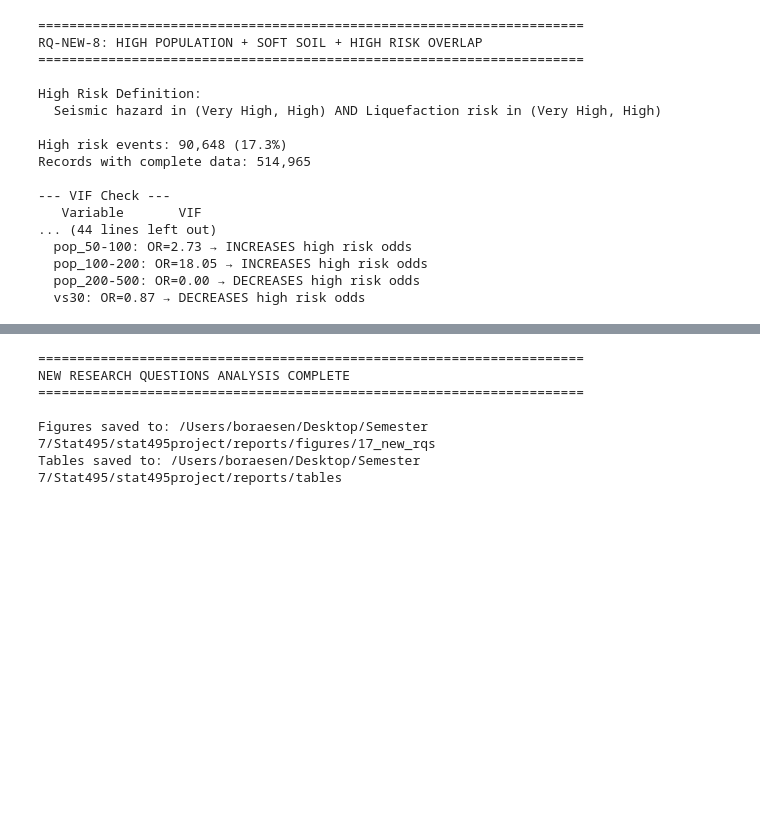
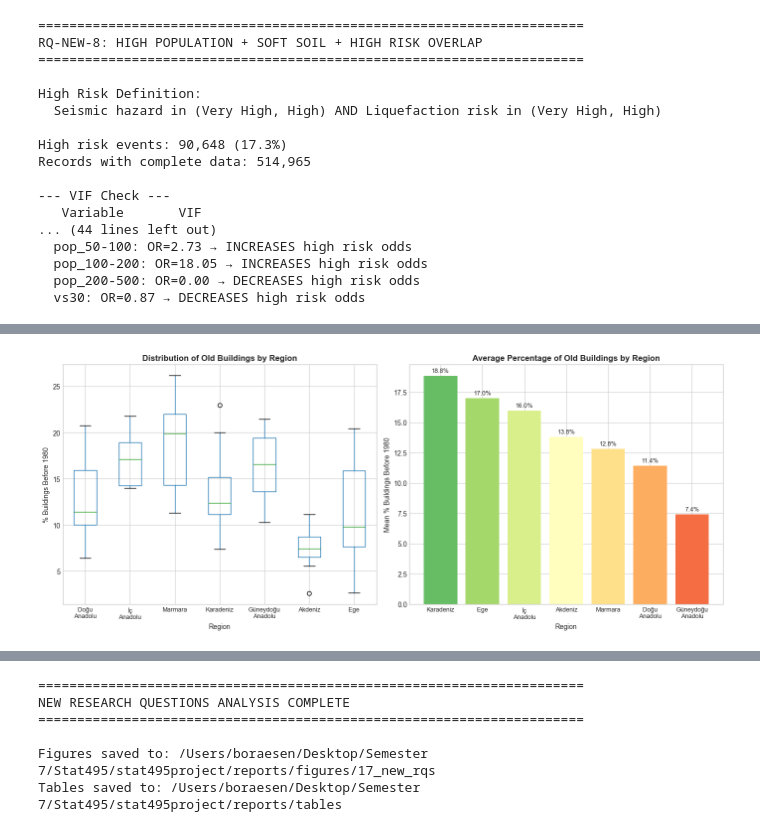
Before and after one commit to esenbora/stat495project, a Jupyter notebook: notebooks/17_new_research_questions.ipynb, the cells around one changed output, grey strips where cells are left out. Saved outputs shown, nothing was run; the diff lists cells and outputs as text; code cells hidden in the pictures; blank space fills up the shorter version.

```diff
--- a/notebooks/17_new_research_questions.ipynb
+++ b/notebooks/17_new_research_questions.ipynb
@@ -759,0 +775,80 @@ Records with complete data: 514,965
+# %%
+print('='*70)
+print('RQ-NEW-9: REGIONAL BUILDING AGE COMPARISON')
+print('='*70)
+
+# Load building age data
+building_df = pd.read_csv(os.path.join(DATA_PROCESSED, 'building_age_processed.csv'))
+print(f"\nLoaded building age data: {len(building_df)} provinces")
+
+# Display summary by region
+print("\n--- Building Age Distribution by Region ---")
+region_summary = building_df.groupby('region').agg({
+    'pct_before_1980': ['mean', 'std', 'min', 'max'],
+    'total': 'sum'
+}).round(2)
+region_summary.columns = ['Mean %', 'Std %', 'Min %', 'Max %', 'Total Households']
+print(region_summary)
+
+# Kruskal-Wallis Test
+print("\n--- Kruskal-Wallis Test ---")
+regions = building_df['region'].unique()
+groups = [building_df[building_df['region'] == r]['pct_before_1980'].values for r in regions]
+
+h_stat, p_value = stats.kruskal(*groups)
+print(f"H-statistic: {h_stat:.4f}")
+print(f"P-value: {p_value:.4e}")
+print(f"Conclusion: {'Significant regional differences' if p_value < 0.05 else 'No significant differences'} (α=0.05)")
+
+# Post-hoc Dunn's test if significant
+if p_value < 0.05:
+    from scikit_posthocs import posthoc_dunn
+    print("\n--- Dunn's Post-hoc Test (Bonferroni corrected) ---")
+    dunn_result = posthoc_dunn(building_df, val_col='pct_before_1980', group_col='region', p_adjust='bonferroni')
+    # Show significant pairs
+    sig_pairs = []
+    for i in range(len(dunn_result)):
+        for j in range(i+1, len(dunn_result.columns)):
+            if dunn_result.iloc[i, j] < 0.05:
+                sig_pairs.append(f"{dunn_result.index[i]} vs {dunn_result.columns[j]}: p={dunn_result.iloc[i, j]:.4f}")
+    if sig_pairs:
+        print("Significant pairwise differences:")
+        for pair in sig_pairs:
+            print(f"  {pair}")
+    else:
+        print("No significant pairwise differences after Bonferroni correction")
+
+# Visualization
+fig, axes = plt.subplots(1, 2, figsize=(14, 6))
+
+# Box plot
+ax1 = axes[0]
+region_order = building_df.groupby('region')['pct_before_1980'].median().sort_values(ascending=False).index
+building_df.boxplot(column='pct_before_1980', by='region', ax=ax1,
+                    positions=[list(region_order).index(r) for r in building_df['region'].unique()])
+ax1.set_xticklabels([r.replace(' ', '\n') for r in region_order], rotation=0, fontsize=9)
+ax1.set_xlabel('Region')
+ax1.set_ylabel('% Buildings Before 1980')
+ax1.set_title('Distribution of Old Buildings by Region', fontweight='bold')
+plt.suptitle('')
+
+# Bar chart - mean percentage by region
+ax2 = axes[1]
+region_means = building_df.groupby('region')['pct_before_1980'].mean().sort_values(ascending=False)
+colors = plt.cm.RdYlGn_r(np.linspace(0.2, 0.8, len(region_means)))
+bars = ax2.bar(range(len(region_means)), region_means.values, color=colors)
+ax2.set_xticks(range(len(region_means)))
+ax2.set_xticklabels([r.replace(' ', '\n') for r in region_means.index], rotation=0, fontsize=9)
+ax2.set_xlabel('Region')
+ax2.set_ylabel('Mean % Buildings Before 1980')
+ax2.set_title('Average Percentage of Old Buildings by Region', fontweight='bold')
+
+# Add value labels
+for bar, val in zip(bars, region_means.values):
+    ax2.text(bar.get_x() + bar.get_width()/2, bar.get_height() + 0.3,
+             f'{val:.1f}%', ha='center', fontsize=9)
+
+plt.tight_layout()
+plt.savefig(os.path.join(OUTPUT_DIR, 'rq9_regional_building_age.png'), dpi=300, bbox_inches='tight')
+plt.show()
+# %% [output]
@@ -759,0 +872 @@ Records with complete data: 514,965
+[figure, added]
```
Also changed, not shown: parts of 15 cells of this notebook, 9 other files.
